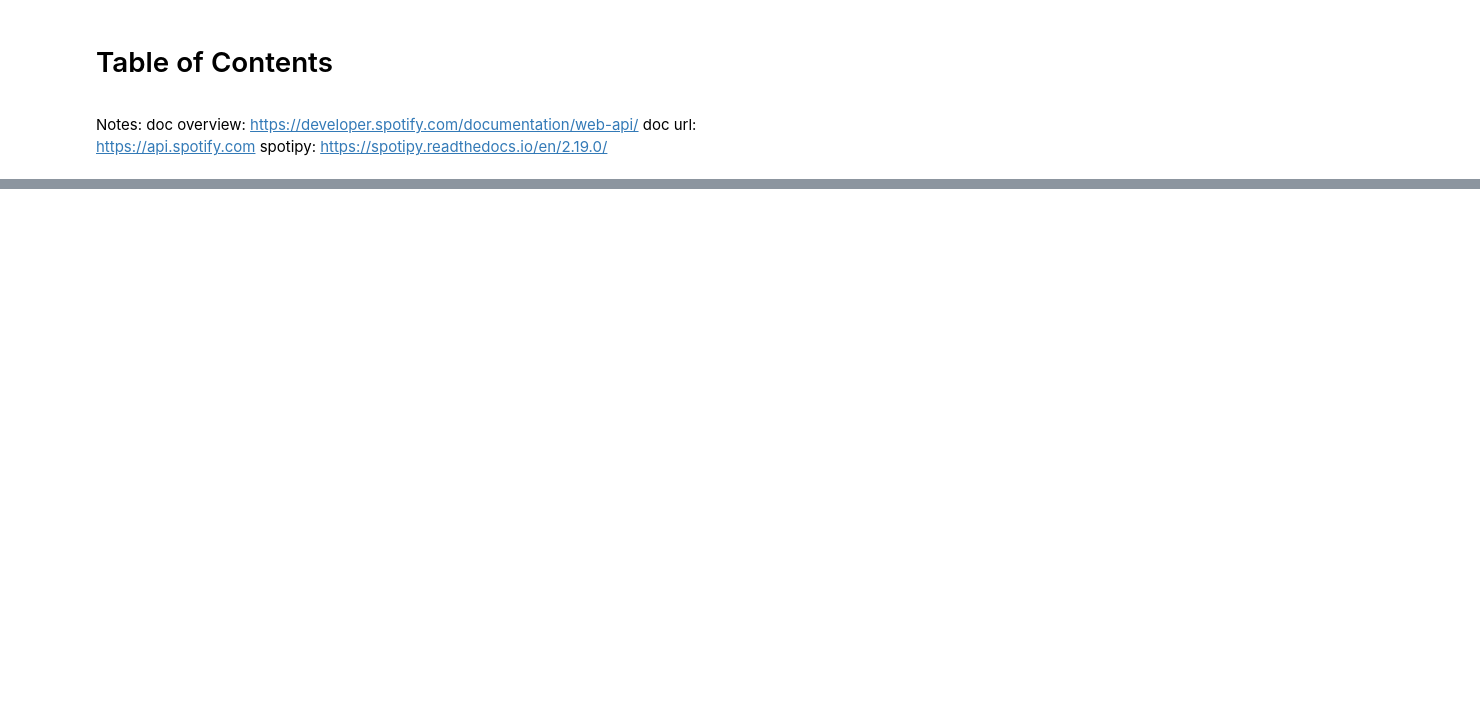
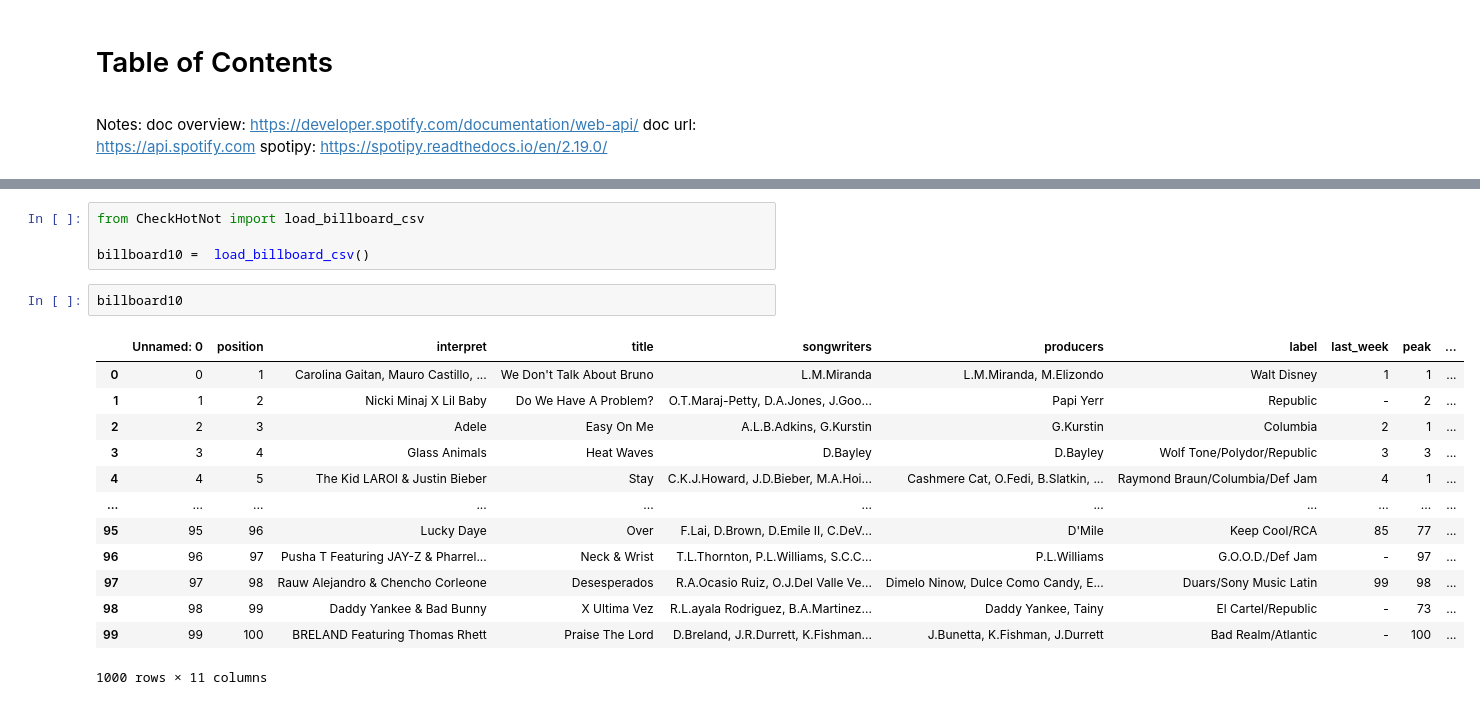
Before and after one commit to CrisQueCris/TechnoSteckno, a Jupyter notebook: SpotifyAPI.ipynb, the cells around one changed output, grey strips where cells are left out. Saved outputs shown, nothing was run; the diff lists cells and outputs as text; blank space fills up the shorter version.

```diff
--- a/SpotifyAPI.ipynb
+++ b/SpotifyAPI.ipynb
@@ -21,0 +26,20 @@ sp = spotipy.Spotify(auth_manager=SpotifyClientCredentials(client_id=c_id, clien
+# %%
+from CheckHotNot import load_billboard_csv
+
+billboard10 =  load_billboard_csv()
+# %%
+billboard10
+# %% [output]
+|  | Unnamed: 0 | position | interpret | title | songwriters | producers | label | last_week | peak | ... |
+| 0 | 0 | 1 | Carolina Gaitan, Mauro Castillo, ... | We Don't Talk About Bruno | L.M.Miranda | L.M.Miranda, M.Elizondo | Walt Disney | 1 | 1 | ... |
+| 1 | 1 | 2 | Nicki Minaj X Lil Baby | Do We Have A Problem? | O.T.Maraj-Petty, D.A.Jones, J.Goo... | Papi Yerr | Republic | - | 2 | ... |
+| 2 | 2 | 3 | Adele | Easy On Me | A.L.B.Adkins, G.Kurstin | G.Kurstin | Columbia | 2 | 1 | ... |
+| 3 | 3 | 4 | Glass Animals | Heat Waves | D.Bayley | D.Bayley | Wolf Tone/Polydor/Republic | 3 | 3 | ... |
+| 4 | 4 | 5 | The Kid LAROI & Justin Bieber | Stay | C.K.J.Howard, J.D.Bieber, M.A.Hoi... | Cashmere Cat, O.Fedi, B.Slatkin, ... | Raymond Braun/Columbia/Def Jam | 4 | 1 | ... |
+| ... | ... | ... | ... | ... | ... | ... | ... | ... | ... | ... |
+| 95 | 95 | 96 | Lucky Daye | Over | F.Lai, D.Brown, D.Emile II, C.DeV... | D'Mile | Keep Cool/RCA | 85 | 77 | ... |
+| 96 | 96 | 97 | Pusha T Featuring JAY-Z & Pharrel... | Neck & Wrist | T.L.Thornton, P.L.Williams, S.C.C... | P.L.Williams | G.O.O.D./Def Jam | - | 97 | ... |
+| 97 | 97 | 98 | Rauw Alejandro & Chencho Corleone | Desesperados | R.A.Ocasio Ruiz, O.J.Del Valle Ve... | Dimelo Ninow, Dulce Como Candy, E... | Duars/Sony Music Latin | 99 | 98 | ... |
+| 98 | 98 | 99 | Daddy Yankee & Bad Bunny | X Ultima Vez | R.L.ayala Rodriguez, B.A.Martinez... | Daddy Yankee, Tainy | El Cartel/Republic | - | 73 | ... |
+| 99 | 99 | 100 | BRELAND Featuring Thomas Rhett | Praise The Lord | D.Breland, J.R.Durrett, K.Fishman... | J.Bunetta, K.Fishman, J.Durrett | Bad Realm/Atlantic | - | 100 | ... |
+1000 rows × 11 columns
```
Also changed, not shown: parts of 7 cells of this notebook, 1 other file.
